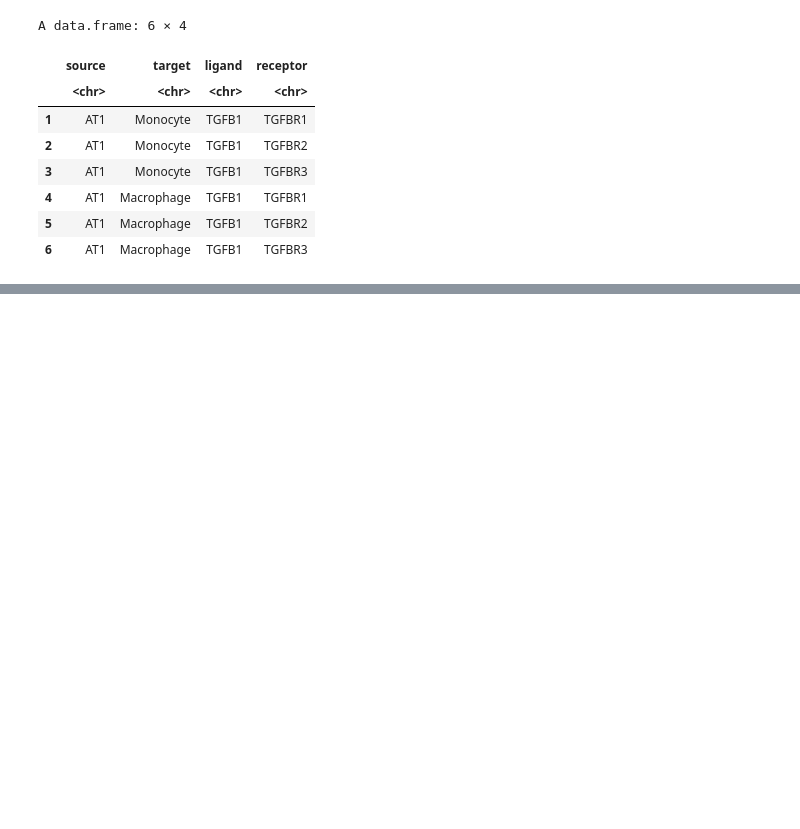
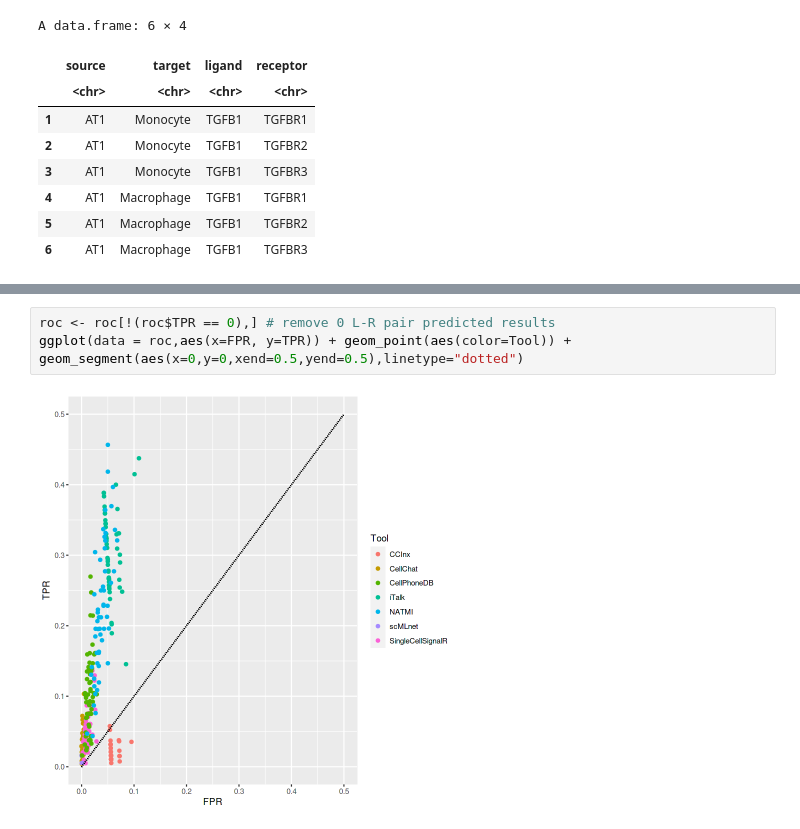
Before and after one commit to mora-lab/cell-cell-interactions, a Jupyter notebook: benchmark-workflow/Workflow.ipynb, the cells around one changed output, grey strips where cells are left out. Saved outputs shown, nothing was run; the diff lists cells and outputs as text; blank space fills up the shorter version.

```diff
--- a/benchmark-workflow/Workflow.ipynb
+++ b/benchmark-workflow/Workflow.ipynb
@@ -1052,0 +864,5 @@ plot3 <- boxplot(Specificity~Tool, spebox)
+# %%
+roc <- roc[!(roc$TPR == 0),] # remove 0 L-R pair predicted results
+ggplot(data = roc,aes(x=FPR, y=TPR)) + geom_point(aes(color=Tool)) + geom_segment(aes(x=0,y=0,xend=0.5,yend=0.5),linetype="dotted")
+# %% [output]
+[figure, added]
```
Also changed, not shown: parts of 111 cells of this notebook.
